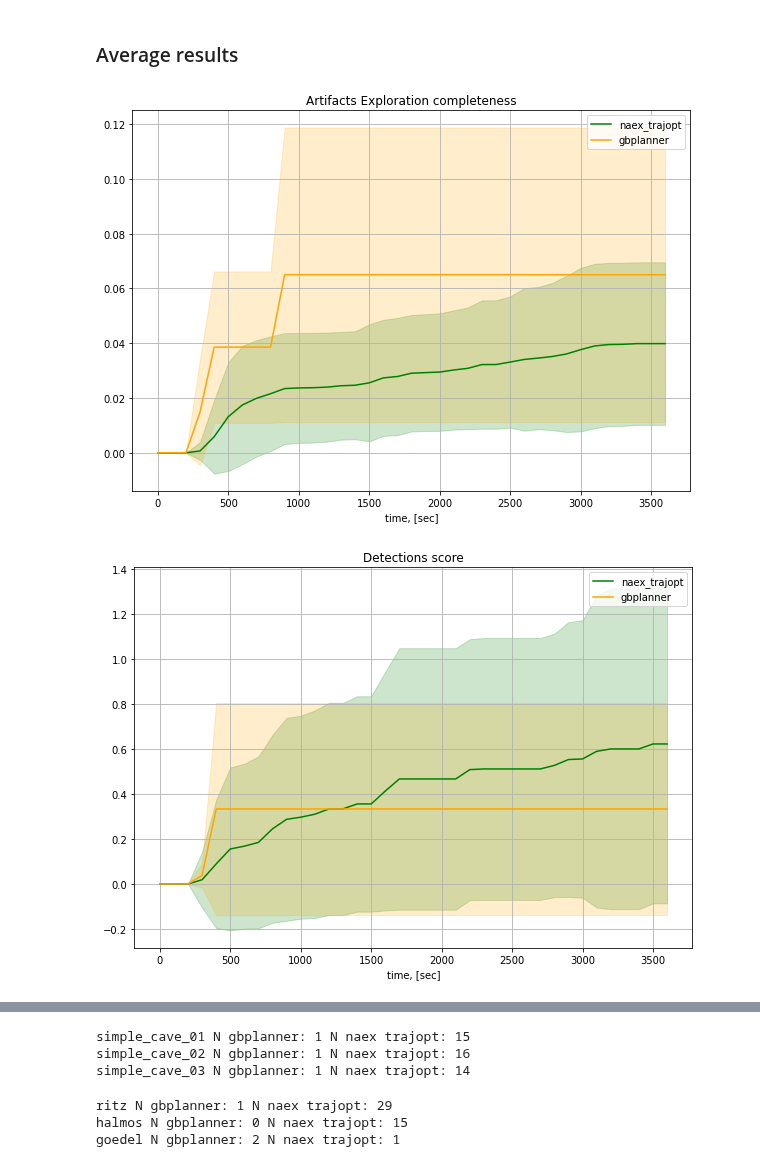
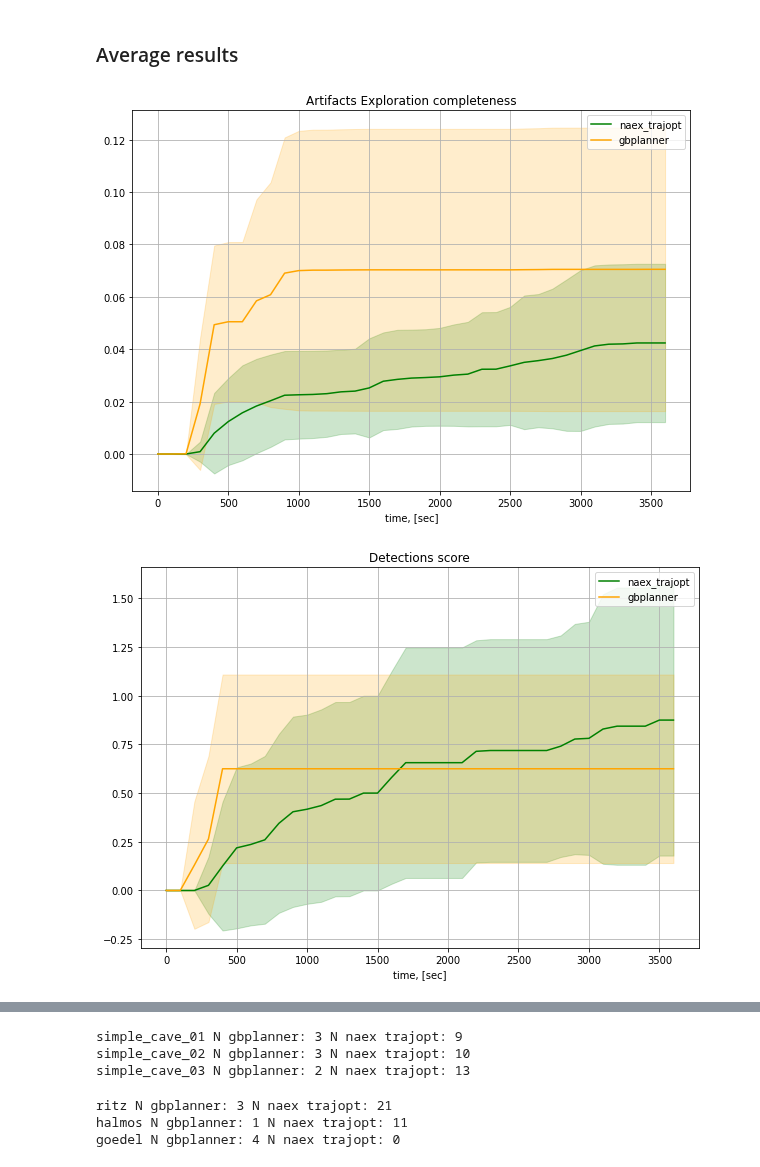
Before and after one commit to tpet/rpz_planning, a Jupyter notebook: notebooks/metrics_xls_parser-gbplanner_naex.ipynb, the cells around one changed output, grey strips where cells are left out. Saved outputs shown, nothing was run; the diff lists cells and outputs as text; code cells hidden in the pictures.

```diff
--- a/notebooks/metrics_xls_parser-gbplanner_naex.ipynb
+++ b/notebooks/metrics_xls_parser-gbplanner_naex.ipynb
@@ -104,8 +103,9 @@ for world in worlds:
             data = data.fillna(method='ffill')
 
             if metric in data and \
+               np.max(data['Localization error: pos']) < 5.0 and \
                np.max(data['Travelled distance']) > MIN_TRAVELLED_DIST:
-                ls = 'solid' if '_gbplanner_' in file else 'dashed'
+                ls = 'dashed' if '_gbplanner_' in file else 'solid'
                 t = data['Time stamp'] - data['Time stamp'][0]
                 plt.plot(t, data[metric], linestyle=ls, label=file)
 
@@ -173,6 +173,7 @@ for metric in common_metrics:
         data = data.fillna(method='ffill')
 
         if metric in data and \
+           np.max(data['Localization error: pos']) < 5.0 and \
            np.max(data['Travelled distance']) > MIN_TRAVELLED_DIST:
 
             t = np.array(data["Time stamp"] - data["Time stamp"][0])
@@ -190,32 +191,32 @@ for metric in common_metrics:
     if len(xls_files_useful) == 0:
         print('No data')
         break
 
     t_mean = np.linspace(0, 3600, 37)
 
     values_interp = [np.interp(t_mean, t, v) for t, v in zip(ts, values)]
     mean = np.mean(values_interp, axis=0)
     std = np.std(values_interp, axis=0)
 
     values_interp = [np.interp(t_mean, t, v) for t, v in zip(ts_gbplanner, values_gbplanner)]
     mean_gbplanner = np.mean(values_interp, axis=0)
     std_gbplanner = np.std(values_interp, axis=0)
 
     plt.figure(figsize=(10, 7))
     plt.title(metric)
 
     plt.plot(t_mean, mean, label='naex_trajopt', color='green')
     plt.fill_between(t_mean, mean-std, mean+std, color='green', alpha=0.2)
 
     plt.plot(t_mean, mean_gbplanner, label='gbplanner', color='orange')
     plt.fill_between(t_mean, mean_gbplanner-std_gbplanner, mean_gbplanner+std_gbplanner, color='orange', alpha=0.2)
 
     plt.grid()
     plt.xlabel('time, [sec]')
     plt.legend()
 
     plt.show()
     plt.close()
 # %% [output]
-[figure, old version]
+[figure, new version]
-[figure, old version]
+[figure, new version]
@@ -231,9 +232,9 @@ for world_name in worlds:
 
     print(world_name, "N gbplanner:", n_gbplanner, "N naex trajopt:", n_naex_trajopt)
 # %% [output]
-simple_cave_01 N gbplanner: 1 N naex trajopt: 15
-simple_cave_02 N gbplanner: 1 N naex trajopt: 16
-simple_cave_03 N gbplanner: 1 N naex trajopt: 14
+simple_cave_01 N gbplanner: 3 N naex trajopt: 9
+simple_cave_02 N gbplanner: 3 N naex trajopt: 10
+simple_cave_03 N gbplanner: 2 N naex trajopt: 13
 # %%
 for cmp_name in computers:
     n_gbplanner = len([file for file in xls_files_useful if cmp_name in file and "_gbplanner_" in file])
@@ -241,6 +242,6 @@ for cmp_name in computers:
 
     print(cmp_name, "N gbplanner:", n_gbplanner, "N naex trajopt:", n_naex_trajopt)
 # %% [output]
-ritz N gbplanner: 1 N naex trajopt: 29
-halmos N gbplanner: 0 N naex trajopt: 15
-goedel N gbplanner: 2 N naex trajopt: 1
+ritz N gbplanner: 3 N naex trajopt: 21
+halmos N gbplanner: 1 N naex trajopt: 11
+goedel N gbplanner: 4 N naex trajopt: 0
```
Also changed, not shown: parts of 4 cells of this notebook, 4 other files.
